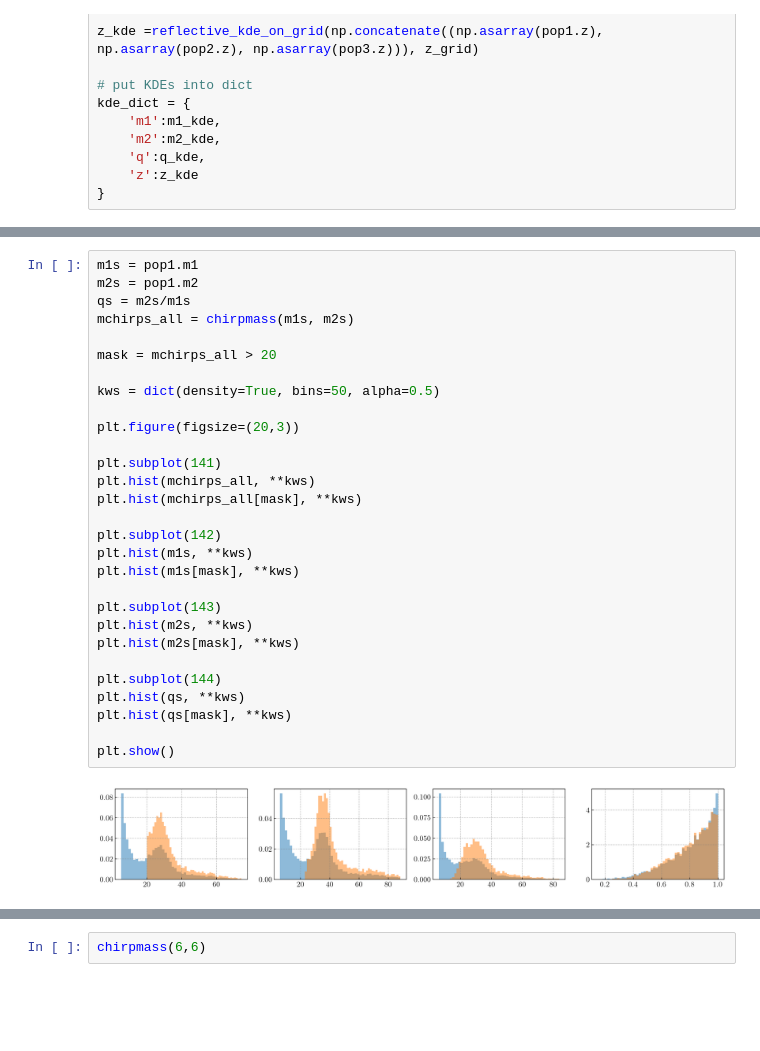
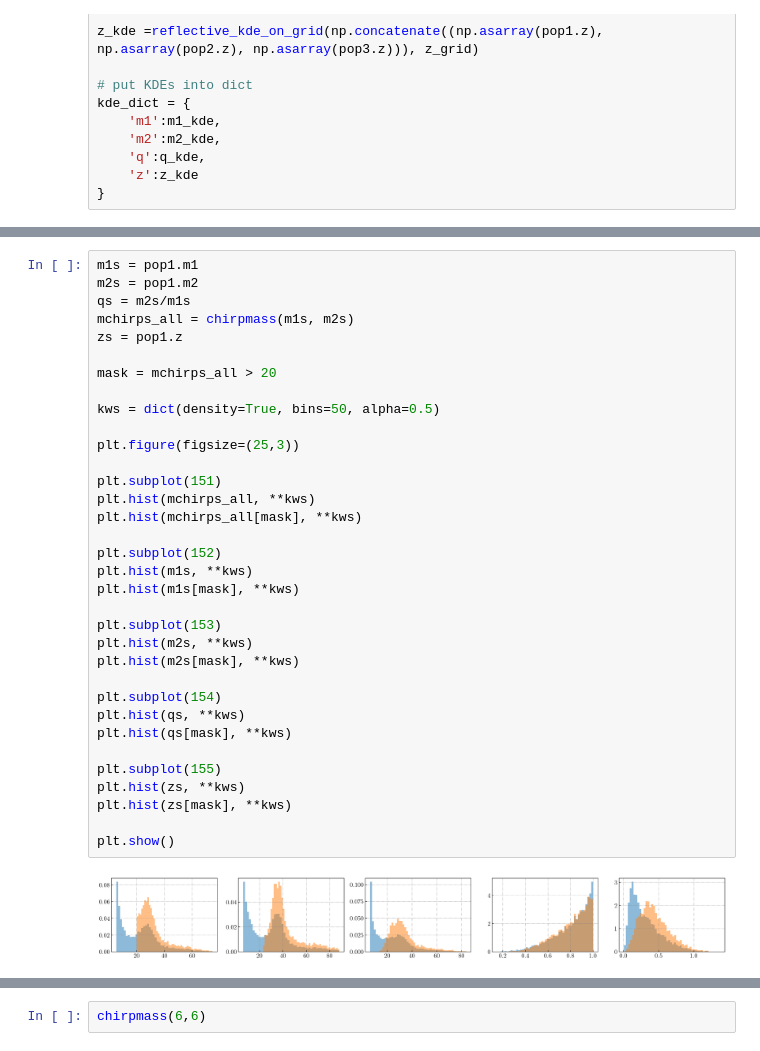
Before and after one commit to simonajmiller/measuring-bbh-component-spin, a Jupyter notebook: Data/IndividualInferenceOutput/inspect_results/inspect_results.ipynb, the cells around one changed output, grey strips where cells are left out. Drawn from its saved outputs; the diff is of its cells as text; blank space fills up the shorter version.

```diff
--- a/Data/IndividualInferenceOutput/inspect_results/inspect_results.ipynb
+++ b/Data/IndividualInferenceOutput/inspect_results/inspect_results.ipynb
@@ -346,31 +346,36 @@ no. events with Mchirp > 30: 77
 # %%
 m1s = pop1.m1
 m2s = pop1.m2
 qs = m2s/m1s
 mchirps_all = chirpmass(m1s, m2s)
+zs = pop1.z
 
 mask = mchirps_all > 20
 
 kws = dict(density=True, bins=50, alpha=0.5)
 
-plt.figure(figsize=(20,3))
+plt.figure(figsize=(25,3))
 
-plt.subplot(141)
+plt.subplot(151)
 plt.hist(mchirps_all, **kws)
 plt.hist(mchirps_all[mask], **kws)
 
-plt.subplot(142)
+plt.subplot(152)
 plt.hist(m1s, **kws)
 plt.hist(m1s[mask], **kws)
 
-plt.subplot(143)
+plt.subplot(153)
 plt.hist(m2s, **kws)
 plt.hist(m2s[mask], **kws)
 
-plt.subplot(144)
+plt.subplot(154)
 plt.hist(qs, **kws)
 plt.hist(qs[mask], **kws)
 
+plt.subplot(155)
+plt.hist(zs, **kws)
+plt.hist(zs[mask], **kws)
+
 plt.show()
 # %% [output]
-[figure, old version]
+[figure, new version]
```
Also changed, not shown: parts of 17 cells of this notebook, 1 other file.
